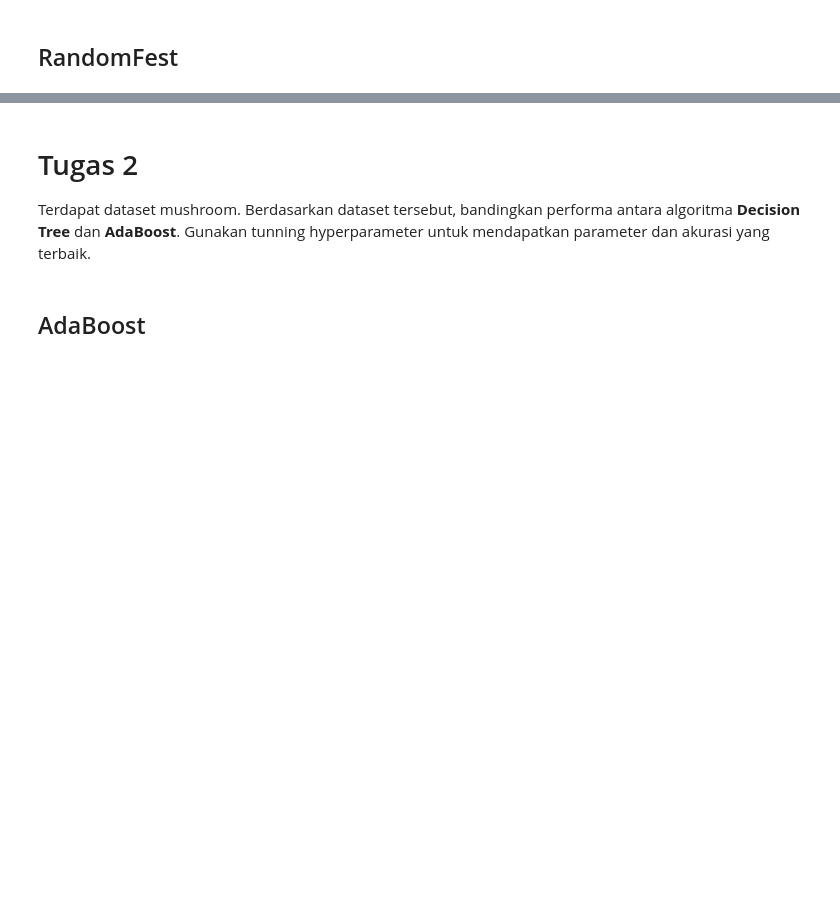
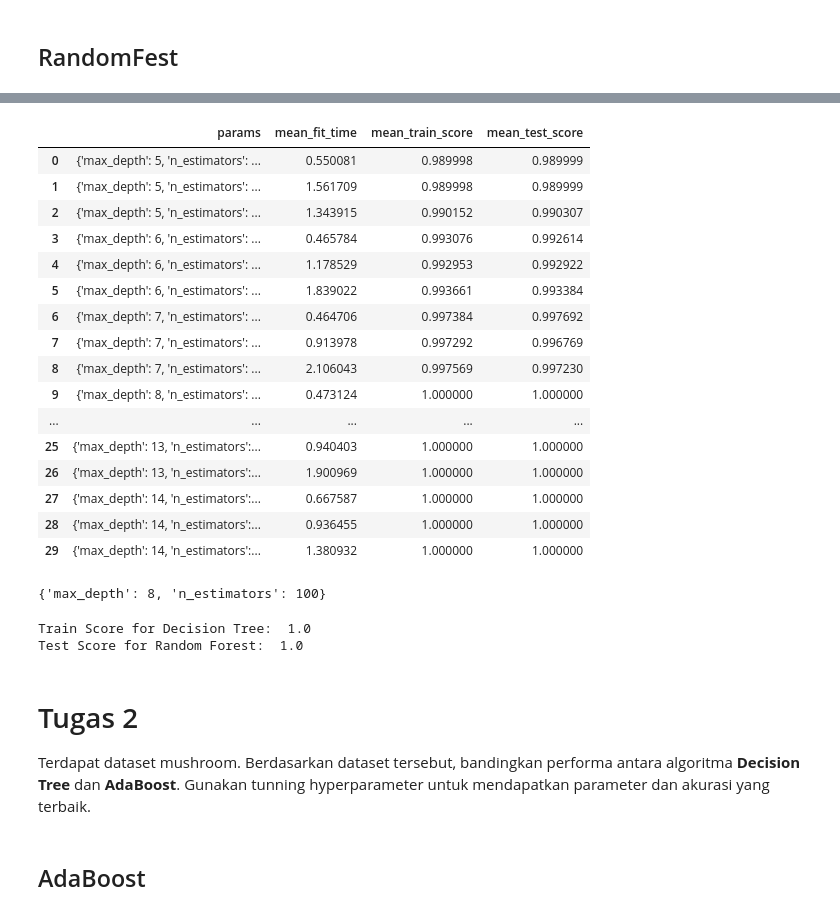
Before and after one commit to diaputr/machine-learning, a Jupyter notebook: Modul_6_Ensemble_Learning.ipynb, the cells around one changed output, grey strips where cells are left out. Drawn from its saved outputs; the diff is of its cells as text; code cells hidden in the pictures; blank space fills up the shorter version.

```diff
--- a/Modul_6_Ensemble_Learning.ipynb
+++ b/Modul_6_Ensemble_Learning.ipynb
@@ -563,0 +649,6 @@ Test Accuracy: 100.0%
+# %%
+# Pengklasifikasi Pohon Keputusan:
+decision_tuned = DecisionTreeClassifier(max_depth=8, random_state=13)
+decision_tuned.fit(X_train, y_train)
+print("Train Score for Decision Tree: ", decision_tuned.score(X_train, y_train))
+print("Test Score for Decision Tree: ", decision_tuned.score(X_test, y_test))
@@ -564,2 +658,28 @@ Test Accuracy: 100.0%
 # %% [markdown]
 ## RandomFest
+# %%
+param_grid_rf = {
+    'n_estimators': [10, 50, 100, 200],
+    'max_depth': [None, 10, 20, 30],
+    'min_samples_split': [2, 5, 10],
+    'min_samples_leaf': [1, 2, 4]
+}
+
+grid_search_rf = GridSearchCV(RandomForestClassifier(random_state=42), param_grid_rf, cv=5)
+grid_search_rf.fit(X_train, y_train)
+
+best_params_rf = grid_search_rf.best_params_
+print("\nBest Parameters for Random Forest:", best_params_rf)
+
+best_accuracy_rf = grid_search_rf.best_score_
+print("Best Accuracy for Random Forest:", best_accuracy_rf)
+
+# Terakhir, evaluasi model terbaik pada data uji
+best_decision_model = grid_search_decision.best_estimator_
+accuracy_decision = best_decision_model.score(X_test, y_test)
+
+best_rf_model = grid_search_rf.best_estimator_
+accuracy_rf = best_rf_model.score(X_test, y_test)
+
+print("\nAccuracy of Best Decision Tree Model on Test Data:", accuracy_decision)
+print("Accuracy of Best Random Forest Model on Test Data:", accuracy_rf)
@@ -573,3 +722,46 @@ Test Accuracy: 100.0%
+# %%
+# Menentukan rentang hyperparameter untuk model:
+parameters_RF = {"max_depth" : np.arange(5, 15),
+                 "n_estimators" : [100, 200, 300]}
+
+# instance Validasi Silang Pencarian Grid ("n_jobs=-1" berarti menggunakan semua inti prosesor):
+grid_search_RF = GridSearchCV(rf, parameters_RF, cv=6, n_jobs=-1, return_train_score=True)
+
+# Sesuaikan model Pencarian Grid dengan data:
+grid_search_RF.fit(X_train, y_train)
+
+# menampilkan tabel dengan semua kombinasi
+pd.DataFrame(grid_search_RF.cv_results_)[["params", "mean_fit_time", "mean_train_score", "mean_test_score"]]
+# %% [output]
+|  | params | mean_fit_time | mean_train_score | mean_test_score |
+| 0 | {'max_depth': 5, 'n_estimators': ... | 0.550081 | 0.989998 | 0.989999 |
+| 1 | {'max_depth': 5, 'n_estimators': ... | 1.561709 | 0.989998 | 0.989999 |
+| 2 | {'max_depth': 5, 'n_estimators': ... | 1.343915 | 0.990152 | 0.990307 |
+| 3 | {'max_depth': 6, 'n_estimators': ... | 0.465784 | 0.993076 | 0.992614 |
+| 4 | {'max_depth': 6, 'n_estimators': ... | 1.178529 | 0.992953 | 0.992922 |
+| 5 | {'max_depth': 6, 'n_estimators': ... | 1.839022 | 0.993661 | 0.993384 |
+| 6 | {'max_depth': 7, 'n_estimators': ... | 0.464706 | 0.997384 | 0.997692 |
+| 7 | {'max_depth': 7, 'n_estimators': ... | 0.913978 | 0.997292 | 0.996769 |
+| 8 | {'max_depth': 7, 'n_estimators': ... | 2.106043 | 0.997569 | 0.997230 |
+| 9 | {'max_depth': 8, 'n_estimators': ... | 0.473124 | 1.000000 | 1.000000 |
+| ... | ... | ... | ... | ... |
+| 25 | {'max_depth': 13, 'n_estimators':... | 0.940403 | 1.000000 | 1.000000 |
+| 26 | {'max_depth': 13, 'n_estimators':... | 1.900969 | 1.000000 | 1.000000 |
+| 27 | {'max_depth': 14, 'n_estimators':... | 0.667587 | 1.000000 | 1.000000 |
+| 28 | {'max_depth': 14, 'n_estimators':... | 0.936455 | 1.000000 | 1.000000 |
+| 29 | {'max_depth': 14, 'n_estimators':... | 1.380932 | 1.000000 | 1.000000 |
+# %%
+grid_search_RF.best_params_
+# %% [output]
+{'max_depth': 8, 'n_estimators': 100}
+# %%
+rf_tuned = RandomForestClassifier(n_estimators=100, max_depth=8, random_state=13)
+rf_tuned.fit(X_train, y_train)
+print("Train Score for Decision Tree: ", rf_tuned.score(X_train, y_train))
+print("Test Score for Random Forest: ", rf_tuned.score(X_test, y_test))
+# %% [output]
+Train Score for Decision Tree:  1.0
+Test Score for Random Forest:  1.0
 # %% [markdown]
 # Tugas 2
 
```
Also changed, not shown: parts of 34 cells of this notebook.
